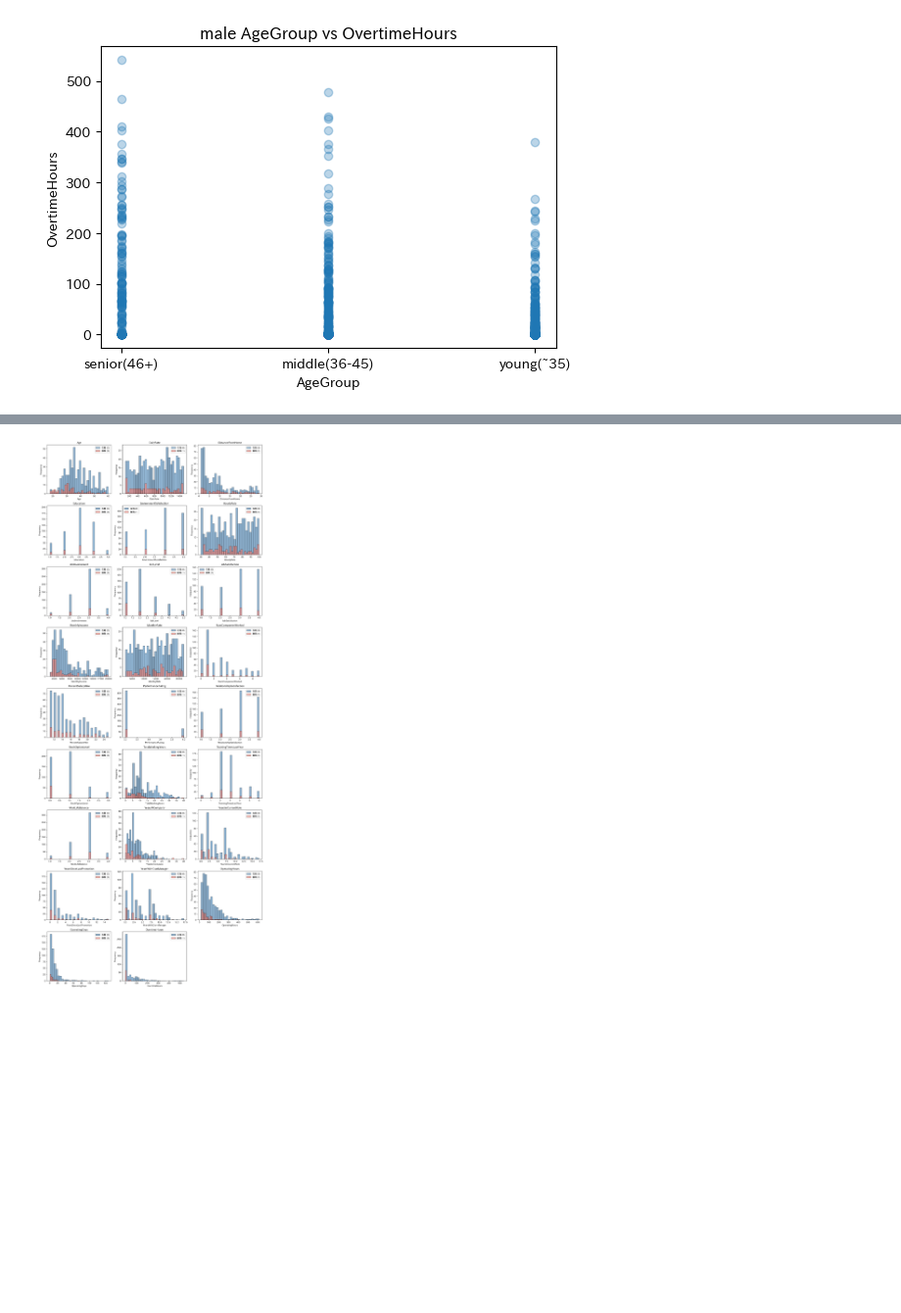
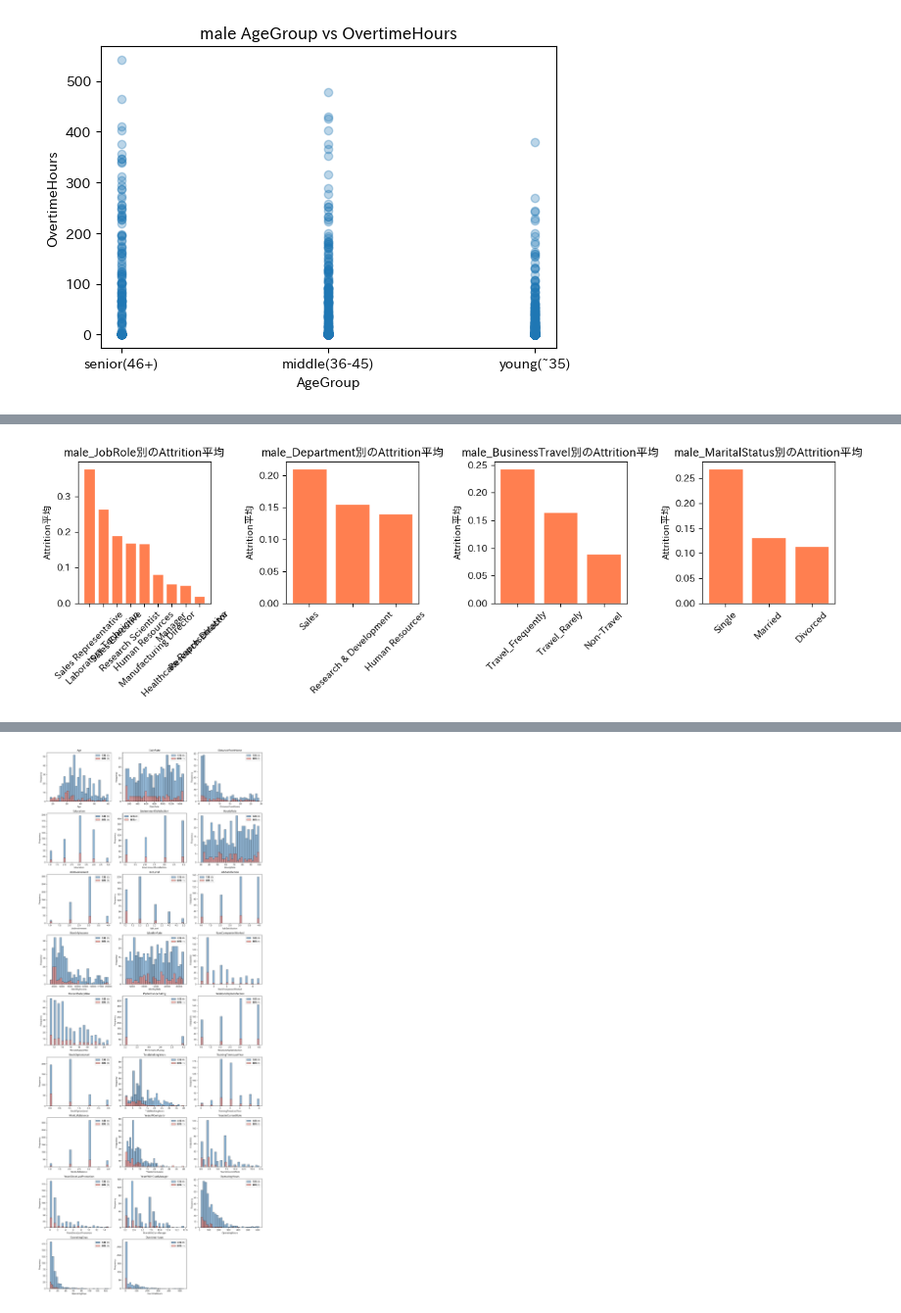
Before and after one commit to atsuro0415/GCI, a Jupyter notebook: Final_assignment_260614.ipynb, the cells around one changed output, grey strips where cells are left out. Shown at 98% size. Saved outputs shown, nothing was run; the diff lists cells and outputs as text; code cells hidden in the pictures; blank space fills up the shorter version.

```diff
--- a/Final_assignment_260614.ipynb
+++ b/Final_assignment_260614.ipynb
@@ -388,0 +415,14 @@ plt.show()
+# %%
+categorical_cols = ['JobRole','Department','BusinessTravel','MaritalStatus']
+
+fig, axes = plt.subplots(1, 4, figsize=(12, 4))
+for i, col in enumerate(categorical_cols):
+    Attrition_mean = df_male_raw.groupby(col)['Attrition'].mean().sort_values(ascending=False)
+    axes[i].bar(Attrition_mean.index, Attrition_mean.values, color='coral', edgecolor='white')
+    axes[i].set_title(f'male_{col}別のAttrition平均')
+    axes[i].tick_params(axis='x', rotation=45)
+    axes[i].set_ylabel('Attrition平均')
+plt.tight_layout()
+plt.show()
+# %% [output]
+[figure, added]
```
Also changed, not shown: parts of 16 cells of this notebook.
